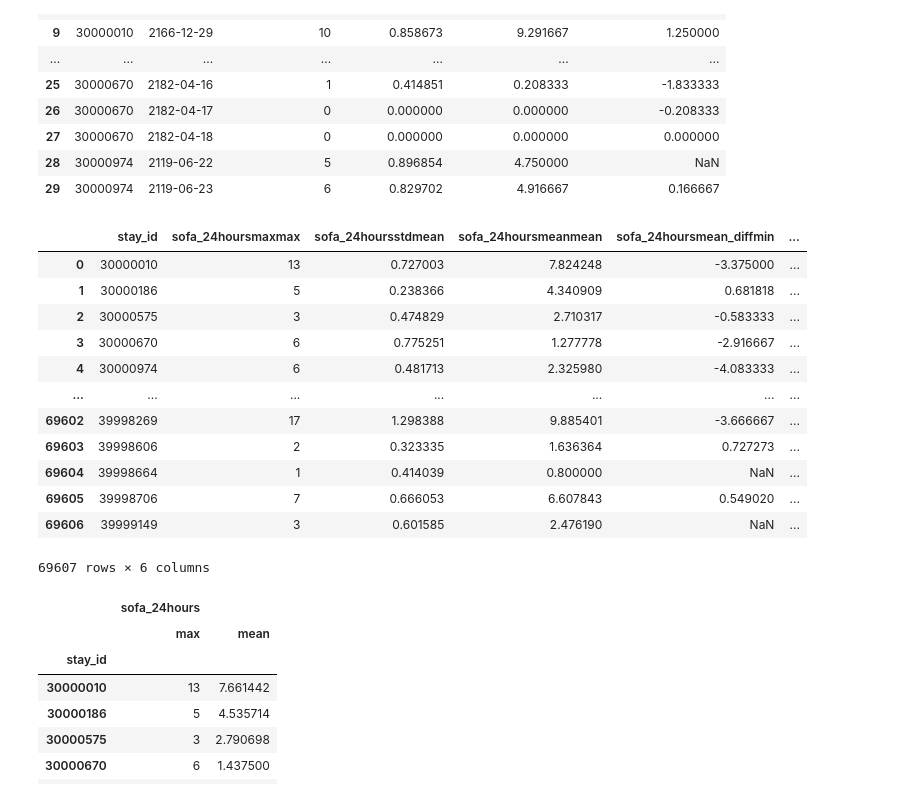
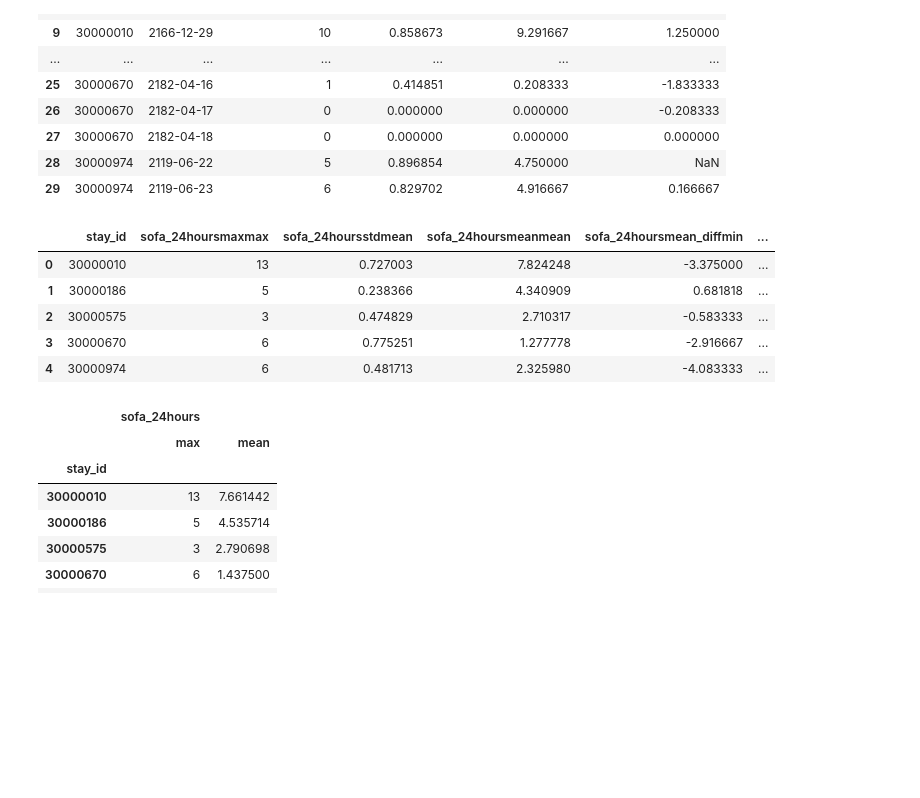
Before and after one commit to chunhunghow/nus-datathon, a Jupyter notebook: nus-nuhs-datathon 2020 v2.ipynb, the cells around one changed output. Cells and saved outputs as stored; diff of their text form; code cells hidden in the pictures; blank space fills up the shorter version.

```diff
--- a/nus-nuhs-datathon 2020 v2.ipynb
+++ b/nus-nuhs-datathon 2020 v2.ipynb
@@ -19,7 +20,7 @@ con = psycopg2.connect(database=database, user=username, password=password, host
 # %%
 cur = con.cursor()
 # %%
-mode = 'query' # 'query'
+mode = 'load' # 'query' or 'load'
 # %% [markdown]
 # Hospital and ICU cohort
 # %%
@@ -907,21 +910,14 @@ sofa_daily_agg = sofa_daily.groupby('stay_id').agg({'sofa_24hoursmax':'max','sof
 # %%
 sofa_daily_agg.columns = [''.join(col).strip() for col in sofa_daily_agg.columns.values]
 # %%
-sofa_daily_agg
+sofa_daily_agg.head()
 # %% [output]
 |  | stay_id | sofa_24hoursmaxmax | sofa_24hoursstdmean | sofa_24hoursmeanmean | sofa_24hoursmean_diffmin | ... |
 | 0 | 30000010 | 13 | 0.727003 | 7.824248 | -3.375000 | ... |
 | 1 | 30000186 | 5 | 0.238366 | 4.340909 | 0.681818 | ... |
 | 2 | 30000575 | 3 | 0.474829 | 2.710317 | -0.583333 | ... |
 | 3 | 30000670 | 6 | 0.775251 | 1.277778 | -2.916667 | ... |
 | 4 | 30000974 | 6 | 0.481713 | 2.325980 | -4.083333 | ... |
-| ... | ... | ... | ... | ... | ... | ... |
-| 69602 | 39998269 | 17 | 1.298388 | 9.885401 | -3.666667 | ... |
-| 69603 | 39998606 | 2 | 0.323335 | 1.636364 | 0.727273 | ... |
-| 69604 | 39998664 | 1 | 0.414039 | 0.800000 | NaN | ... |
-| 69605 | 39998706 | 7 | 0.666053 | 6.607843 | 0.549020 | ... |
-| 69606 | 39999149 | 3 | 0.601585 | 2.476190 | NaN | ... |
-69607 rows × 6 columns
 # %%
 ## worst and average of sofa for stay
 sofa.groupby(['stay_id']).agg({'sofa_24hours':['max','mean']})
```
Also changed, not shown: parts of 28 cells of this notebook.
